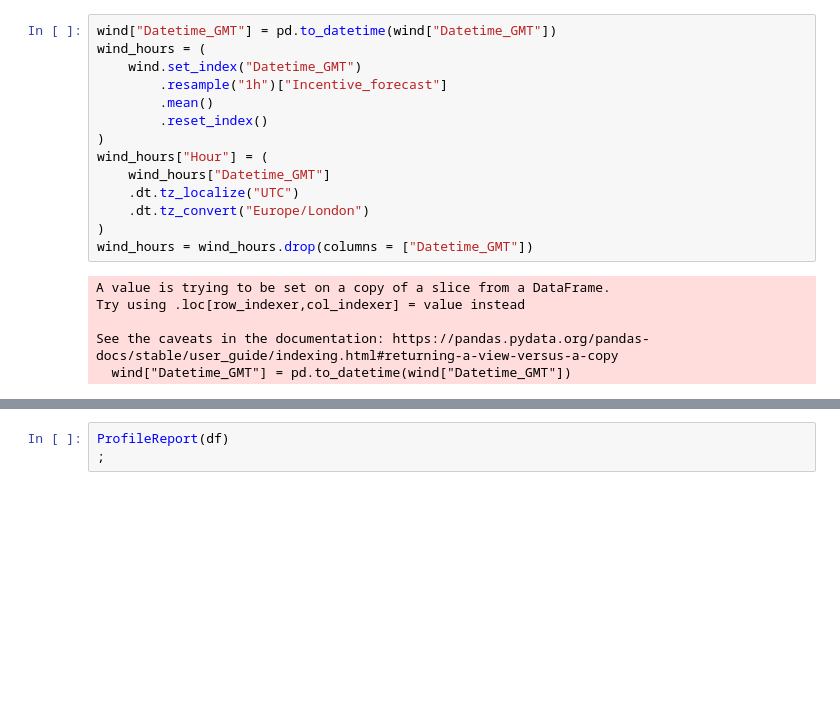
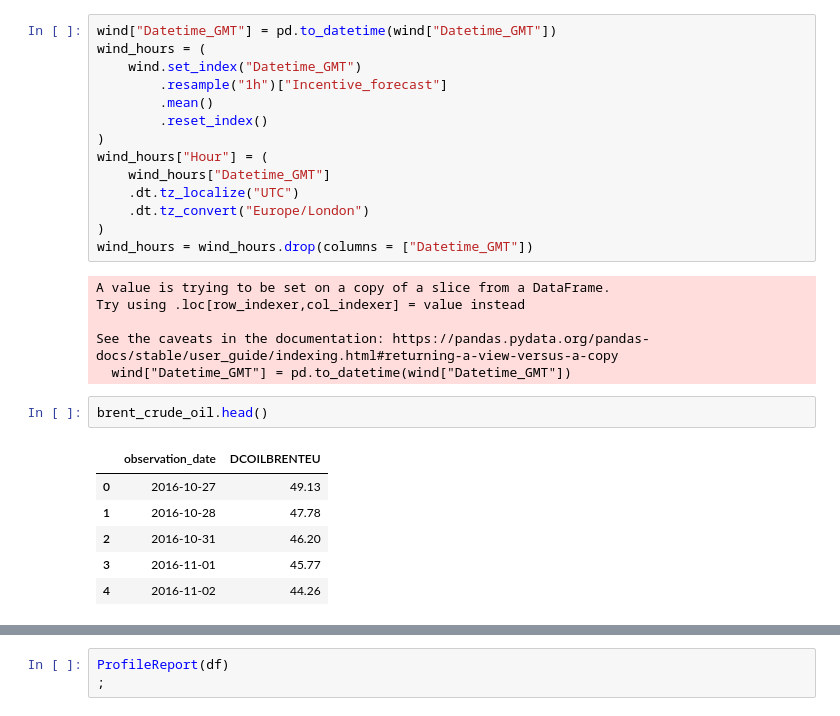
Before and after one commit to hamish-b/epex-forecast, a Jupyter notebook: EDA.ipynb, the cells around one changed output, grey strips where cells are left out. Drawn from its saved outputs; the diff is of its cells as text; blank space fills up the shorter version.

```diff
--- a/EDA.ipynb
+++ b/EDA.ipynb
@@ -237,3 +239,12 @@ Try using .loc[row_indexer,col_indexer] = value instead
 
 See the caveats in the documentation: https://pandas.pydata.org/pandas-docs/stable/user_guide/indexing.html#returning-a-view-versus-a-copy
   wind["Datetime_GMT"] = pd.to_datetime(wind["Datetime_GMT"])
+# %%
+brent_crude_oil.head()
+# %% [output]
+|  | observation_date | DCOILBRENTEU |
+| 0 | 2016-10-27 | 49.13 |
+| 1 | 2016-10-28 | 47.78 |
+| 2 | 2016-10-31 | 46.20 |
+| 3 | 2016-11-01 | 45.77 |
+| 4 | 2016-11-02 | 44.26 |
```
Also changed, not shown: parts of 7 cells of this notebook, 2 other files.
